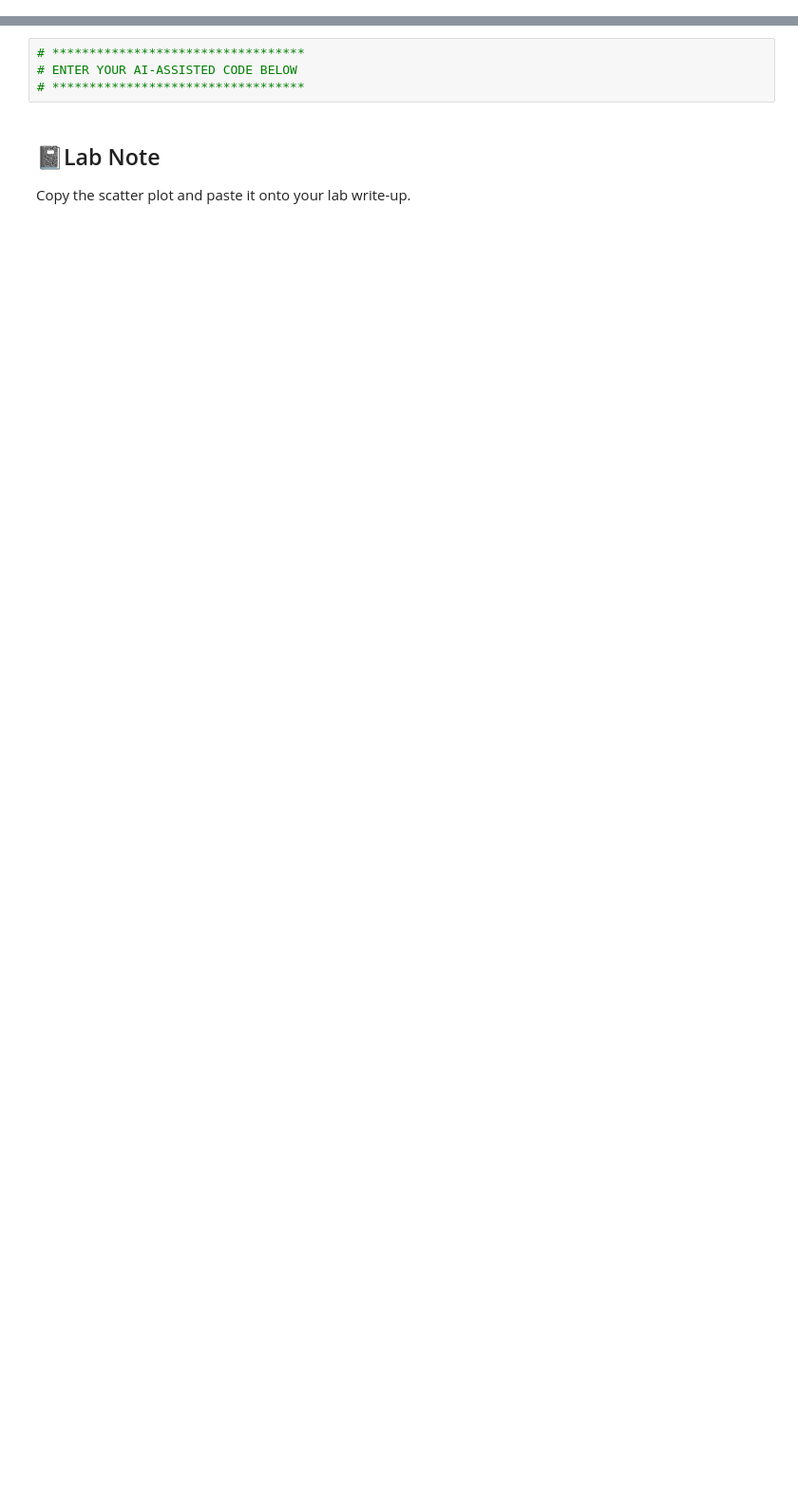
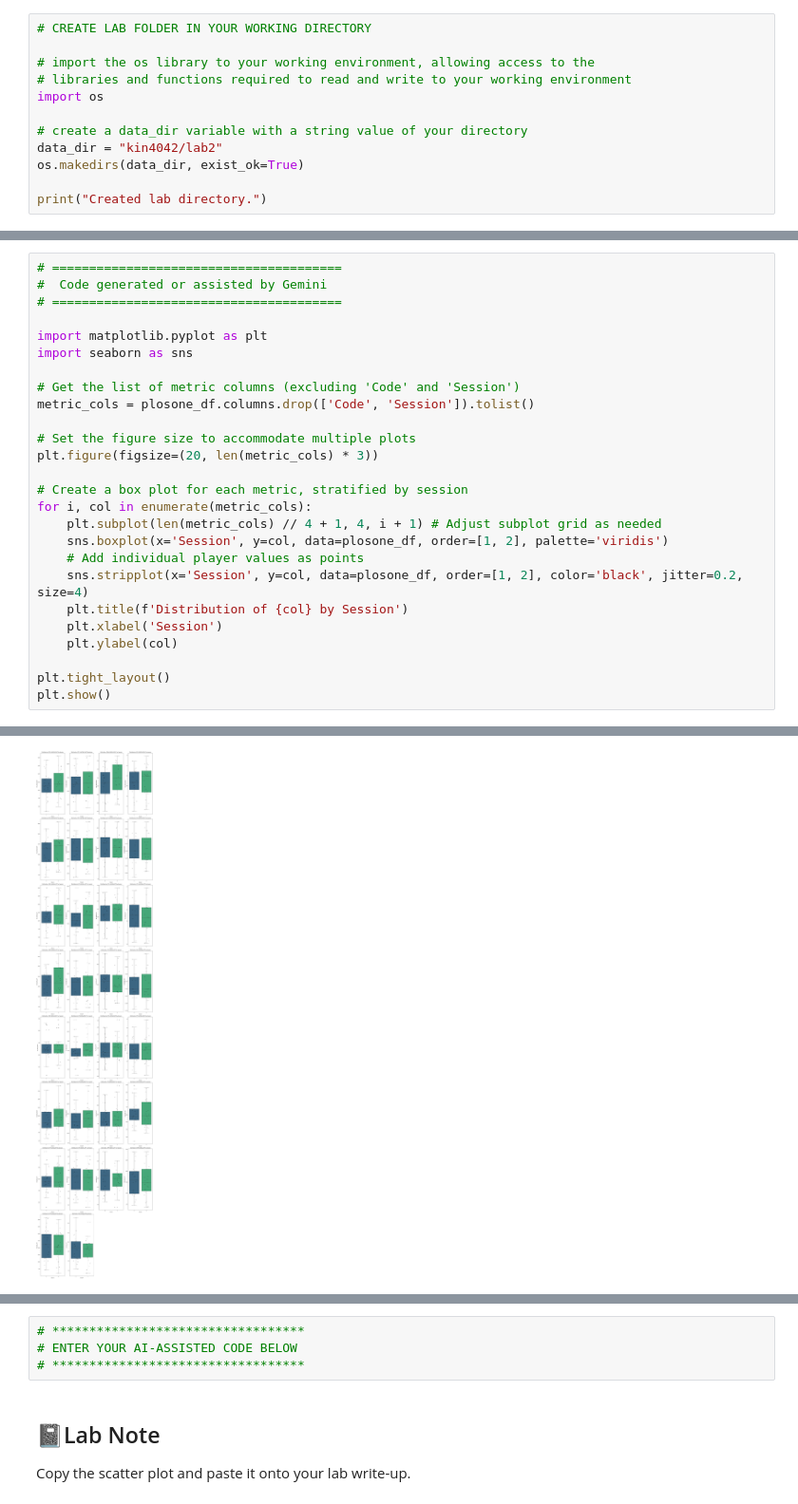
Before and after one commit to plnu-biomechanics/kin4042, a Jupyter notebook: notebooks/kin4042_lab2.ipynb, the cells around one changed output, grey strips where cells are left out. Shown at 95% size. Cells and saved outputs as stored; diff of their text form; blank space fills up the shorter version.

```diff
--- a/notebooks/kin4042_lab2.ipynb
+++ b/notebooks/kin4042_lab2.ipynb
@@ -187,0 +39,12 @@ Generate code that creates a scatter plot of bat speed and grip strength on the
+# %%
+# CREATE LAB FOLDER IN YOUR WORKING DIRECTORY
+
+# import the os library to your working environment, allowing access to the
+# libraries and functions required to read and write to your working environment
+import os
+
+# create a data_dir variable with a string value of your directory
+data_dir = "kin4042/lab2"
+os.makedirs(data_dir, exist_ok=True)
+
+print("Created lab directory.")
@@ -187,0 +266,27 @@ Generate code that creates a scatter plot of bat speed and grip strength on the
+# %%
+# =======================================
+#  Code generated or assisted by Gemini
+# =======================================
+
+import matplotlib.pyplot as plt
+import seaborn as sns
+
+# Get the list of metric columns (excluding 'Code' and 'Session')
+metric_cols = plosone_df.columns.drop(['Code', 'Session']).tolist()
+
+# Set the figure size to accommodate multiple plots
+plt.figure(figsize=(20, len(metric_cols) * 3))
+
+# Create a box plot for each metric, stratified by session
+for i, col in enumerate(metric_cols):
+    plt.subplot(len(metric_cols) // 4 + 1, 4, i + 1) # Adjust subplot grid as needed
+    sns.boxplot(x='Session', y=col, data=plosone_df, order=[1, 2], palette='viridis')
+    # Add individual player values as points
+    sns.stripplot(x='Session', y=col, data=plosone_df, order=[1, 2], color='black', jitter=0.2, size=4)
+    plt.title(f'Distribution of {col} by Session')
+    plt.xlabel('Session')
+    plt.ylabel(col)
+
+plt.tight_layout()
+plt.show()
+# %% [output]
@@ -187,0 +310 @@ Generate code that creates a scatter plot of bat speed and grip strength on the
+[figure, added]
```
Also changed, not shown: parts of 44 cells of this notebook.
